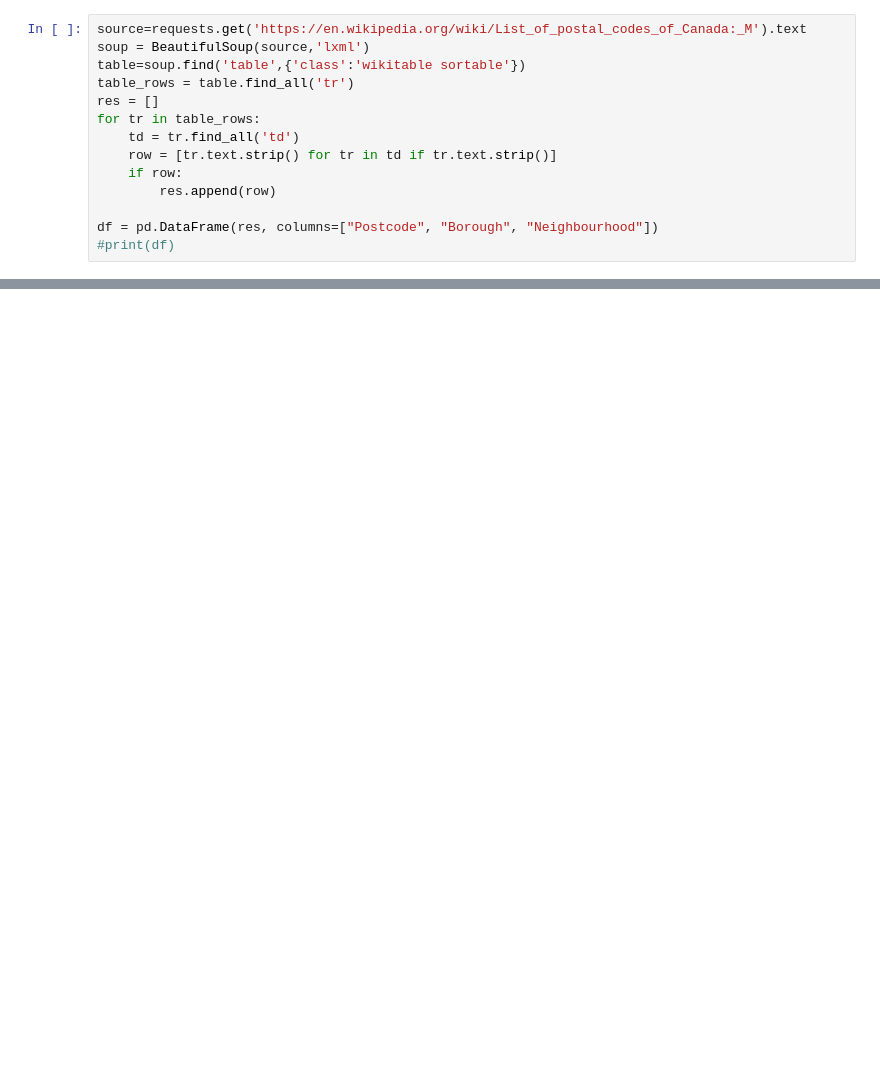
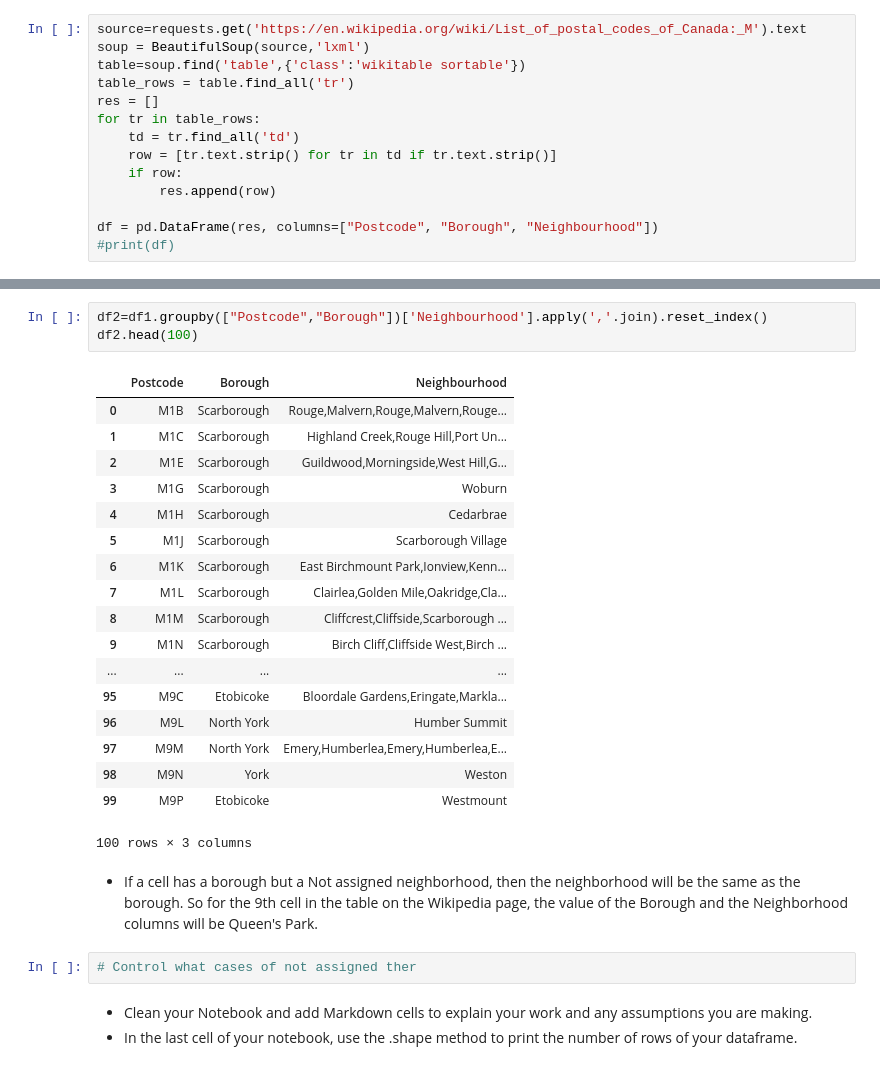
Before and after one commit to OxanaFalk/Coursera_Capstone, a Jupyter notebook: Segmenting and Clustering Neighborhoods in Toronto.ipynb, the cells around one changed output, grey strips where cells are left out. Saved outputs shown, nothing was run; the diff lists cells and outputs as text; blank space fills up the shorter version.

```diff
--- a/Segmenting and Clustering Neighborhoods in Toronto.ipynb
+++ b/Segmenting and Clustering Neighborhoods in Toronto.ipynb
@@ -69,0 +89,29 @@ df1=df[df.Borough != 'Not assigned']
+# %%
+df2=df1.groupby(["Postcode","Borough"])['Neighbourhood'].apply(','.join).reset_index()
+df2.head(100)
+# %% [output]
+|  | Postcode | Borough | Neighbourhood |
+| 0 | M1B | Scarborough | Rouge,Malvern,Rouge,Malvern,Rouge... |
+| 1 | M1C | Scarborough | Highland Creek,Rouge Hill,Port Un... |
+| 2 | M1E | Scarborough | Guildwood,Morningside,West Hill,G... |
+| 3 | M1G | Scarborough | Woburn |
+| 4 | M1H | Scarborough | Cedarbrae |
+| 5 | M1J | Scarborough | Scarborough Village |
+| 6 | M1K | Scarborough | East Birchmount Park,Ionview,Kenn... |
+| 7 | M1L | Scarborough | Clairlea,Golden Mile,Oakridge,Cla... |
+| 8 | M1M | Scarborough | Cliffcrest,Cliffside,Scarborough ... |
+| 9 | M1N | Scarborough | Birch Cliff,Cliffside West,Birch ... |
+| ... | ... | ... | ... |
+| 95 | M9C | Etobicoke | Bloordale Gardens,Eringate,Markla... |
+| 96 | M9L | North York | Humber Summit |
+| 97 | M9M | North York | Emery,Humberlea,Emery,Humberlea,E... |
+| 98 | M9N | York | Weston |
+| 99 | M9P | Etobicoke | Westmount |
+100 rows × 3 columns
+# %% [markdown]
+* If a cell has a borough but a Not assigned neighborhood, then the neighborhood will be the same as the borough. So for the 9th cell in the table on the Wikipedia page, the value of the Borough and the Neighborhood columns will be Queen's Park.
+# %%
+# Control what cases of not assigned ther
+# %% [markdown]
+* Clean your Notebook and add Markdown cells to explain your work and any assumptions you are making.
+* In the last cell of your notebook, use the .shape method to print the number of rows of your dataframe.
```
Also changed, not shown: parts of 11 cells of this notebook.
